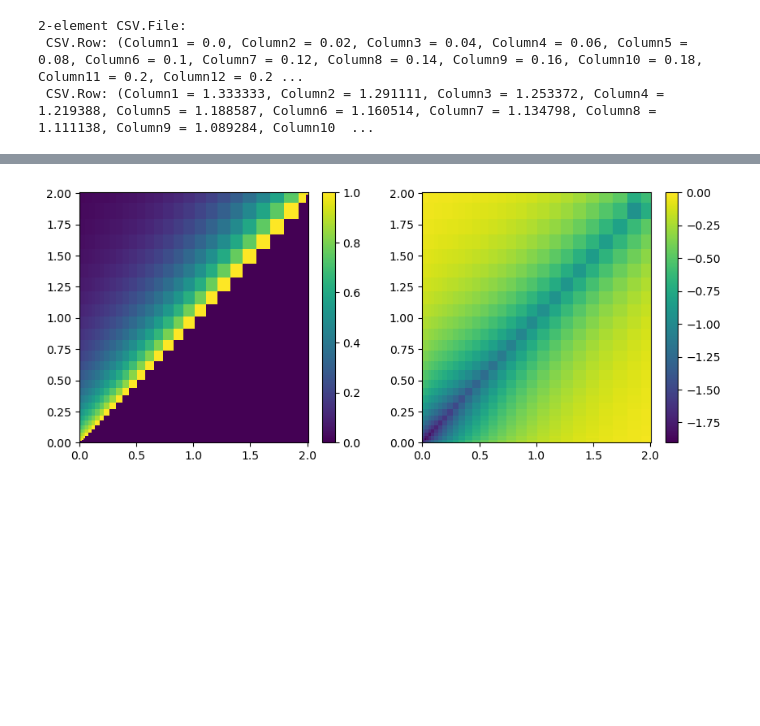
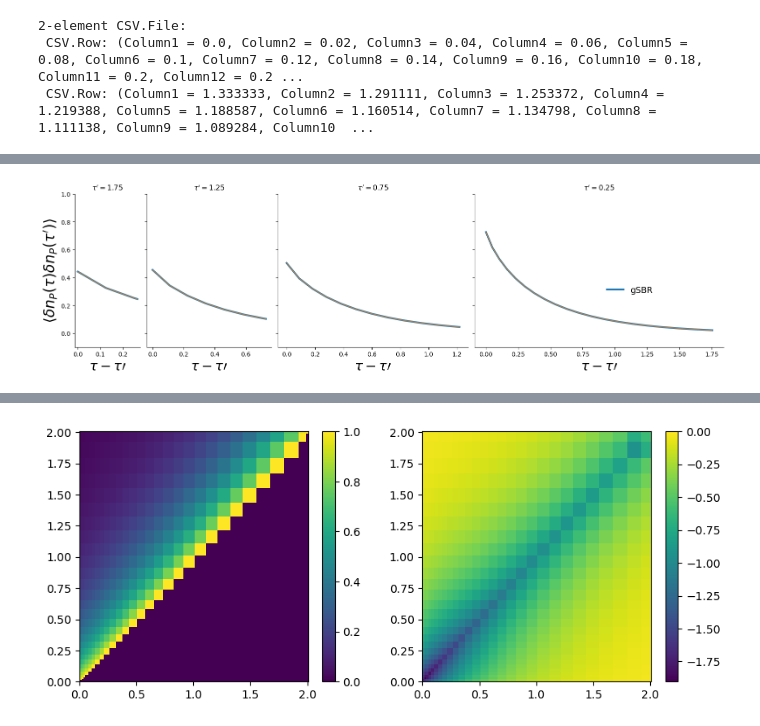
Before and after one commit to btemoshir/Achedmy.jl, a Jupyter notebook: examples/achedmy_testing_new.ipynb, the cells around one changed output, grey strips where cells are left out. Cells and saved outputs as stored; diff of their text form; code cells hidden in the pictures; blank space fills up the shorter version.

```diff
--- a/examples/achedmy_testing_new.ipynb
+++ b/examples/achedmy_testing_new.ipynb
@@ -205,0 +257,50 @@ gcf()
+# %%
+#Compare number correlation:
+
+function find_closed_timegrid_indices(timegrid, times)
+    return [findmin(abs.(timegrid .- X))[2] for X in times]
+end
+
+sat = 4
+
+time_grid_gSBR = sol_aaaSBR.t
+time_grid_all = collect(values(aaa_masterEV[1]))
+plotting_tau =  [0.25, 0.75, 1.25, 1.75]
+
+
+tau = find_closed_timegrid_indices(time_grid_all, plotting_tau)
+tau_SBR = find_closed_timegrid_indices(time_grid_gSBR, plotting_tau)
+
+fig = figure(figsize=(15, 3.5))
+ax1 = fig.add_axes([0, 0., 0.1, 1])
+ax2 = fig.add_axes([0.11, 0., 0.19, 1])
+ax3 = fig.add_axes([0.31, 0., 0.29, 1])
+ax4 = fig.add_axes([0.61, 0., 0.38, 1])
+
+axis = [ax4, ax3, ax2, ax1]
+
+for j in 1:length(tau)
+
+    #[TODO] Change this!
+
+    axis[j].plot(time_grid_gSBR[tau_SBR[j]:end] .- time_grid_gSBR[tau_SBR[j]], variables_aaa.C[1, 1, tau_SBR[j]:end, tau_SBR[j]] + variables_aaa.μ[1, tau_SBR[j]].*(variables_aaa.R[1, 1, tau_SBR[j]:end, tau_SBR[j]]), "-", alpha=1.,linewidth=3)
+
+    axis[j].plot(time_grid_gSBR[tau_SBR[j]:end] .- time_grid_gSBR[tau_SBR[j]], variables_aaa.N[1, 1, tau_SBR[j]:end, tau_SBR[j]], "-", alpha=1.,linewidth=1)
+
+    axis[j].set_title(L"\tau^\prime = " * string(plotting_tau[j]))
+    axis[j].spines["right"].set_visible(false)
+    axis[j].spines["top"].set_visible(false)
+    axis[j].set_xlabel(L"\tau-\tau\prime", fontsize=22)
+    axis[j].set_ylim((-0.1, 1))
+end
+
+ax1.set_ylabel(L"\langle \delta n_P(\tau) \delta n_P(\tau^\prime) \rangle ", fontsize=24)
+ax2.set(yticklabels=[])
+ax3.set(yticklabels=[])
+ax4.set(yticklabels=[])
+
+ax4.legend(["gSBR"], bbox_to_anchor=(0.5, 0.45), loc=0, frameon=false, fontsize=14)
+
+gcf()
+# %% [output]
+[figure, added]
```
Also changed, not shown: parts of 18 cells of this notebook, 12 other files.
